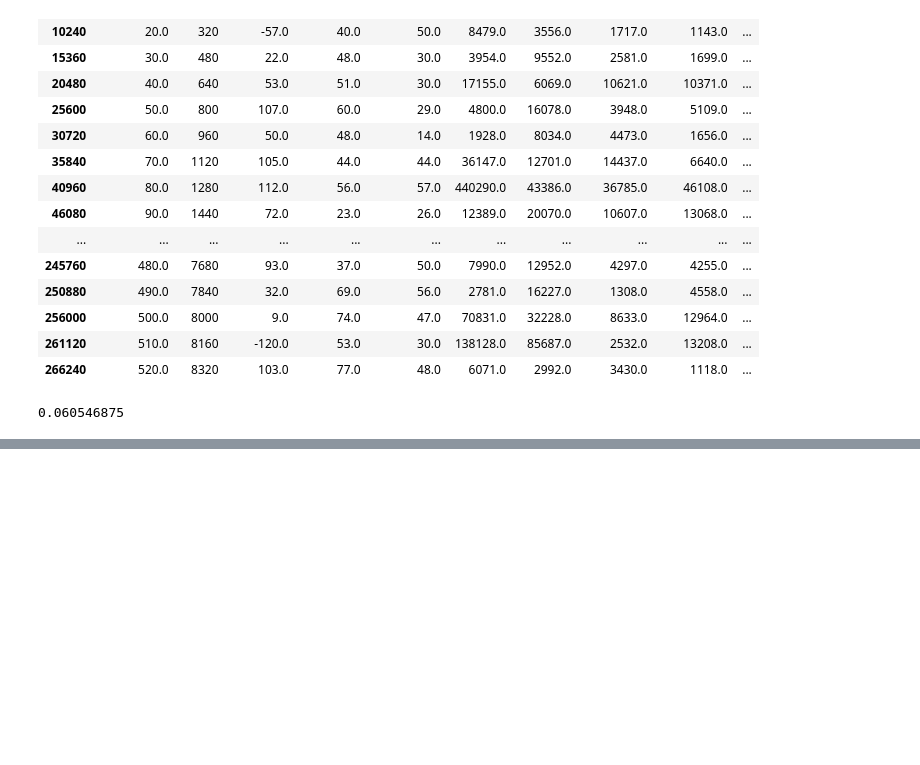
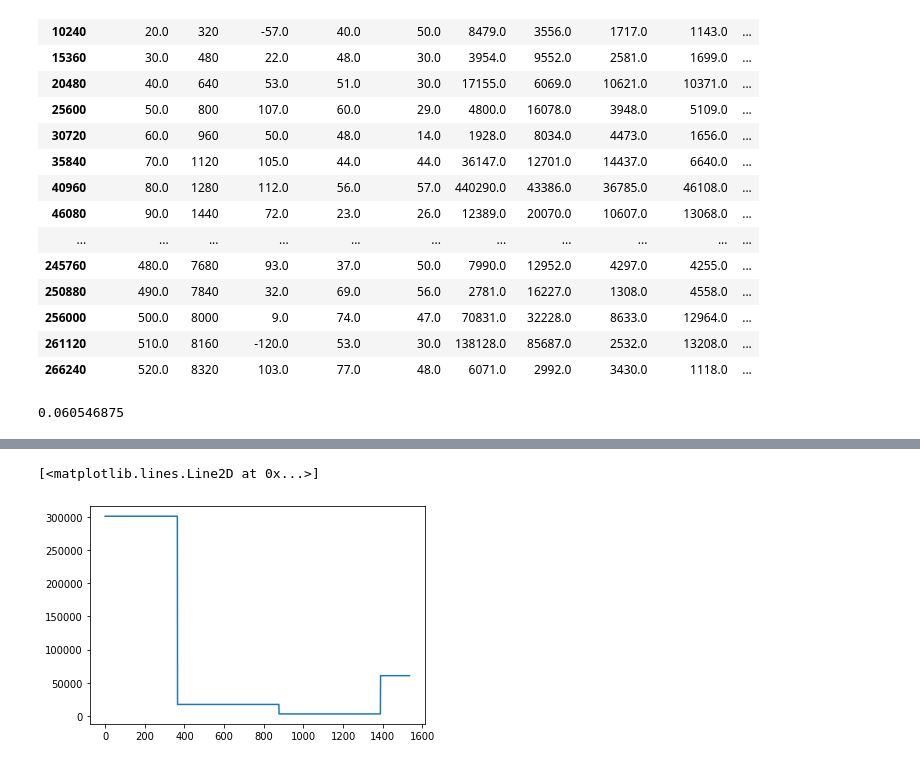
Before and after one commit to c1rowe/cogs189final, a Jupyter notebook: data_exploration.ipynb, the cells around one changed output, grey strips where cells are left out. Drawn from its saved outputs; the diff is of its cells as text; code cells hidden in the pictures; blank space fills up the shorter version.

```diff
--- a/data_exploration.ipynb
+++ b/data_exploration.ipynb
@@ -84,0 +102,5 @@ max(df[df['Epoch'] == 1]['Time:512Hz']) - min(df[df['Epoch'] == 1]['Time:512Hz']
+# %%
+plt.plot(df[df['Time:512Hz']< 3]['Delta'])
+# %% [output]
+[<matplotlib.lines.Line2D at 0x...>]
+[figure, added]
```
Also changed, not shown: parts of 16 cells of this notebook.
